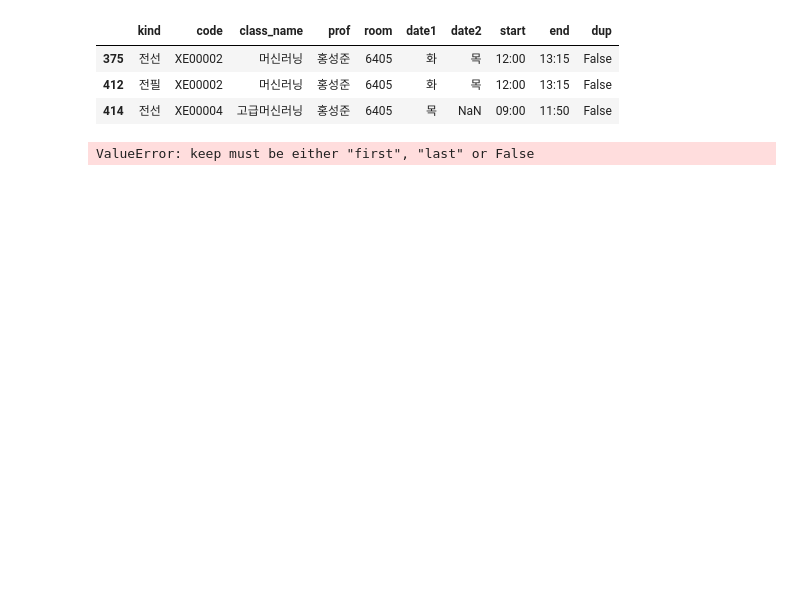
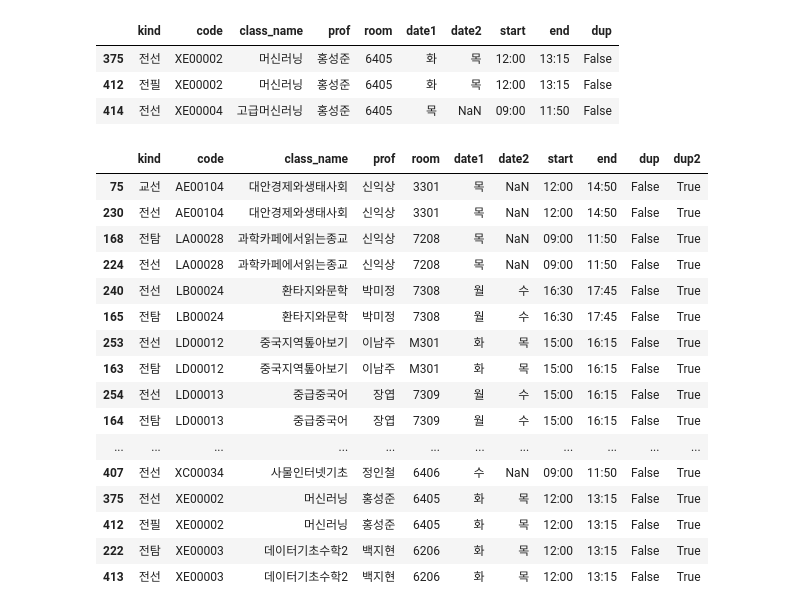
Before and after one commit to sujeengim/MapinSkhu-Data, a Jupyter notebook: second-try/data2.ipynb, the cells around one changed output. Cells and saved outputs as stored; diff of their text form; code cells hidden in the pictures; blank space fills up the shorter version.

```diff
--- a/second-try/data2.ipynb
+++ b/second-try/data2.ipynb
@@ -339,8 +339,5 @@ data.tail()
 df = data.copy(deep=True)
 
 # 중복데이터 찾기
-df['dup'] = np.where(
-    df.duplicated(['kind', 'code', 'class_name', 'prof', 'room', 'date1', 'date2', 'start', 'end']),
-    None,
-    'ok'
-)
+df['dup'] = df.duplicated(['kind', 'code', 'class_name', 'prof', 'room', 'date1', 'date2', 'start', 'end'], keep=False)
+df[df['dup']==True].sort_values('code')
@@ -374,9 +389,26 @@ df[df['class_name'].str.contains('머신러닝')] #이렇게 kind(이수구분)
 | 414 | 전선 | XE00004 | 고급머신러닝 | 홍성준 | 6405 | 목 | NaN | 09:00 | 11:50 | False |
 # %%
 #kind 제외하고 중복 확인
-df['dup2'] = df[df.duplicated(['code', 'class_name', 'prof', 'room', 'date1', 'date2', 'start', 'end'])]
-# 뭐가 문제인거지
+df['dup2'] = df.duplicated(['code', 'class_name', 'prof', 'room', 'date1', 'date2', 'start', 'end'], keep=False)
-# %% [output]
-ValueError: keep must be either "first", "last" or False
+# %%
+df[df['dup2']==True].sort_values('code')
+# %% [output]
+|  | kind | code | class_name | prof | room | date1 | date2 | start | end | dup | dup2 |
+| 75 | 교선 | AE00104 | 대안경제와생태사회 | 신익상 | 3301 | 목 | NaN | 12:00 | 14:50 | False | True |
+| 230 | 전선 | AE00104 | 대안경제와생태사회 | 신익상 | 3301 | 목 | NaN | 12:00 | 14:50 | False | True |
+| 168 | 전탐 | LA00028 | 과학카페에서읽는종교 | 신익상 | 7208 | 목 | NaN | 09:00 | 11:50 | False | True |
+| 224 | 전선 | LA00028 | 과학카페에서읽는종교 | 신익상 | 7208 | 목 | NaN | 09:00 | 11:50 | False | True |
+| 240 | 전선 | LB00024 | 환타지와문학 | 박미정 | 7308 | 월 | 수 | 16:30 | 17:45 | False | True |
+| 165 | 전탐 | LB00024 | 환타지와문학 | 박미정 | 7308 | 월 | 수 | 16:30 | 17:45 | False | True |
+| 253 | 전선 | LD00012 | 중국지역톺아보기 | 이남주 | M301 | 화 | 목 | 15:00 | 16:15 | False | True |
+| 163 | 전탐 | LD00012 | 중국지역톺아보기 | 이남주 | M301 | 화 | 목 | 15:00 | 16:15 | False | True |
+| 254 | 전선 | LD00013 | 중급중국어 | 장엽 | 7309 | 월 | 수 | 15:00 | 16:15 | False | True |
+| 164 | 전탐 | LD00013 | 중급중국어 | 장엽 | 7309 | 월 | 수 | 15:00 | 16:15 | False | True |
+| ... | ... | ... | ... | ... | ... | ... | ... | ... | ... | ... | ... |
+| 407 | 전선 | XC00034 | 사물인터넷기초 | 정인철 | 6406 | 수 | NaN | 09:00 | 11:50 | False | True |
+| 375 | 전선 | XE00002 | 머신러닝 | 홍성준 | 6405 | 화 | 목 | 12:00 | 13:15 | False | True |
+| 412 | 전필 | XE00002 | 머신러닝 | 홍성준 | 6405 | 화 | 목 | 12:00 | 13:15 | False | True |
+| 222 | 전탐 | XE00003 | 데이터기초수학2 | 백지현 | 6206 | 화 | 목 | 12:00 | 13:15 | False | True |
+| 413 | 전선 | XE00003 | 데이터기초수학2 | 백지현 | 6206 | 화 | 목 | 12:00 | 13:15 | False | True |
 # %%
 ## 컬럼 최종 정리
```
Also changed, not shown: parts of 4 cells of this notebook.
